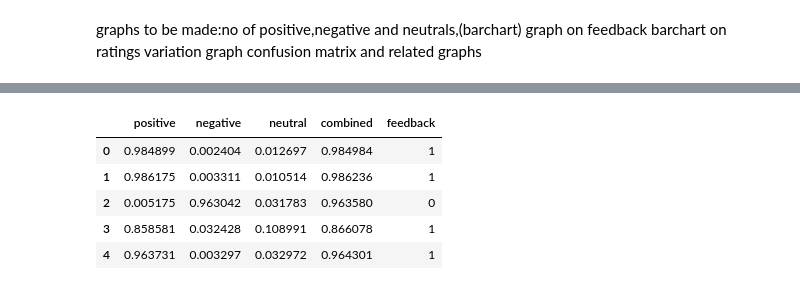
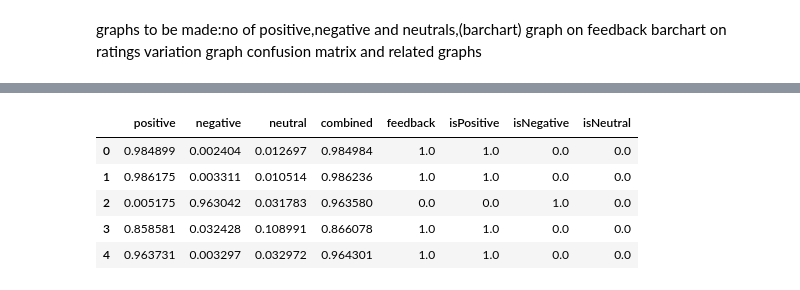
Before and after one commit to jgyfutub/Logical-Rhythm2023, a Jupyter notebook: anyanlptransformers.ipynb, the cells around one changed output, grey strips where cells are left out. Drawn from its saved outputs; the diff is of its cells as text; code cells hidden in the pictures.

```diff
--- a/anyanlptransformers.ipynb
+++ b/anyanlptransformers.ipynb
@@ -169,6 +186,9 @@ pov_test_review=[]
 neg_test_review=[]
 neu_test_review=[]
 com_test_review=[]
+neg_test_ratings=[]
+neu_test_ratings=[]
+pov_test_ratings=[]
 for i in test_data['verified_reviews']:
     try:
         encoded_text = tokenizer(i, return_tensors='pt')
@@ -180,22 +200,37 @@ for i in test_data['verified_reviews']:
         neu_test_review.append(scores[1])
         pov_test_review.append(scores[2])
         com_test_review.append((scores[0]**2+scores[1]**2+scores[2]**2)**(0.5))
+        if max(scores)==scores[0]:
+            neg_test_ratings.append(1.0)
+            neu_test_ratings.append(0.0)
+            pov_test_ratings.append(0.0)
+        elif max(scores)==scores[1]:
+            neg_test_ratings.append(0.0)
+            neu_test_ratings.append(1.0)
+            pov_test_ratings.append(0.0)
+        elif max(scores)==scores[2]:
+            neg_test_ratings.append(0.0)
+            neu_test_ratings.append(0.0)
+            pov_test_ratings.append(1.0)
     except RuntimeError:
         print(1)
         pov_test_review.append(1.0)
         neg_test_review.append(0.0)
         neu_test_review.append(0.0)
         com_test_review.append(1.0)
+        neg_test_ratings.append(0.0)
+        neu_test_ratings.append(0.0)
+        pov_test_ratings.append(1.0)
 # %%
-test_dataframe=pd.DataFrame({"positive":pov_test_review,"negative":neg_test_review,"neutral":neu_test_review,"combined":com_test_review,"feedback":test_data['feedback']})
+test_dataframe=pd.DataFrame({"positive":pov_test_review,"negative":neg_test_review,"neutral":neu_test_review,"combined":com_test_review,"feedback":list(map(lambda x: float(x),test_data['feedback'])),"isPositive":pov_test_ratings,"isNegative":neg_test_ratings,"isNeutral":neu_test_ratings})
 test_dataframe.head()
 # %% [output]
-|  | positive | negative | neutral | combined | feedback |
-| 0 | 0.984899 | 0.002404 | 0.012697 | 0.984984 | 1 |
-| 1 | 0.986175 | 0.003311 | 0.010514 | 0.986236 | 1 |
-| 2 | 0.005175 | 0.963042 | 0.031783 | 0.963580 | 0 |
-| 3 | 0.858581 | 0.032428 | 0.108991 | 0.866078 | 1 |
-| 4 | 0.963731 | 0.003297 | 0.032972 | 0.964301 | 1 |
+|  | positive | negative | neutral | combined | feedback | isPositive | isNegative | isNeutral |
+| 0 | 0.984899 | 0.002404 | 0.012697 | 0.984984 | 1.0 | 1.0 | 0.0 | 0.0 |
+| 1 | 0.986175 | 0.003311 | 0.010514 | 0.986236 | 1.0 | 1.0 | 0.0 | 0.0 |
+| 2 | 0.005175 | 0.963042 | 0.031783 | 0.963580 | 0.0 | 0.0 | 1.0 | 0.0 |
+| 3 | 0.858581 | 0.032428 | 0.108991 | 0.866078 | 1.0 | 1.0 | 0.0 | 0.0 |
+| 4 | 0.963731 | 0.003297 | 0.032972 | 0.964301 | 1.0 | 1.0 | 0.0 | 0.0 |
 # %%
 arr=dtree_model.predict(test_dataframe)
 print(arr)
```
Also changed, not shown: parts of 20 cells of this notebook.
